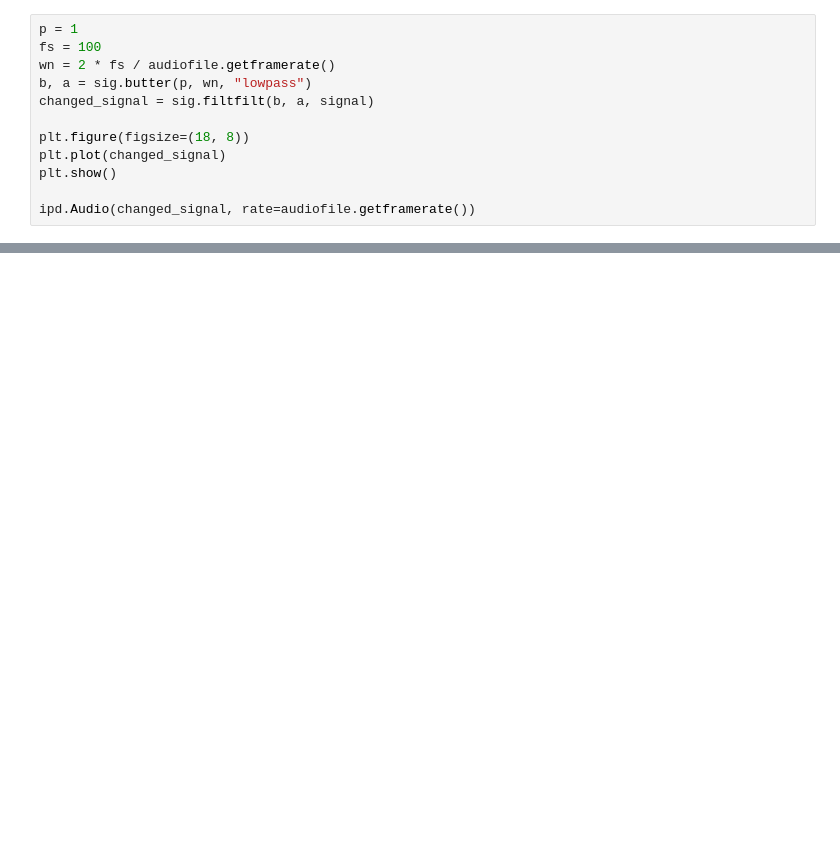
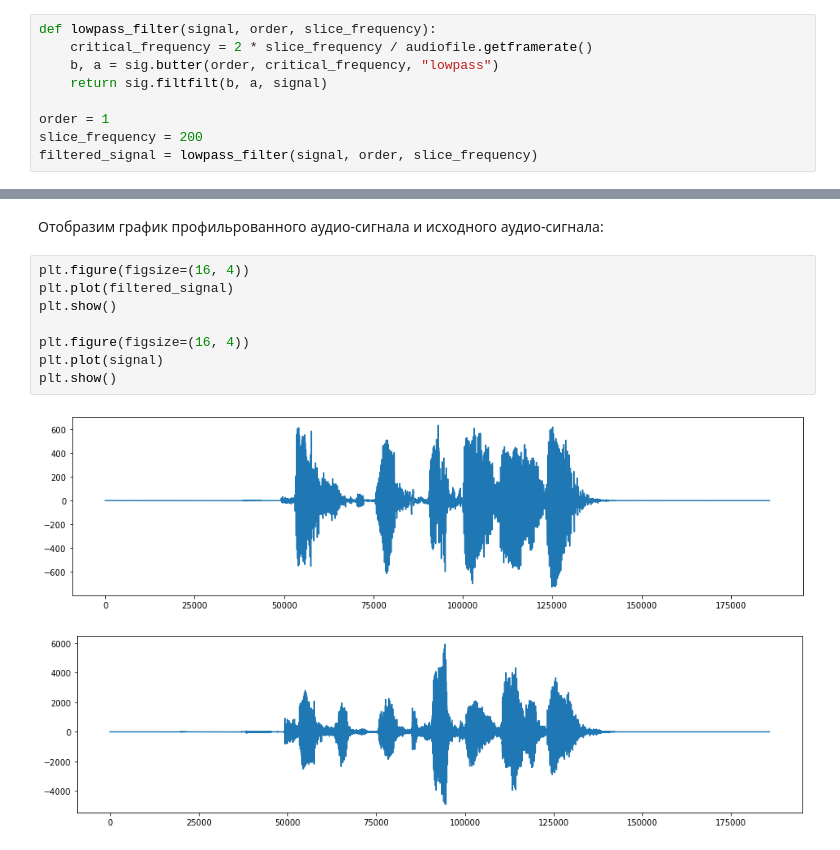
Before and after one commit to TheLifes08/digital-signal-processing, a Jupyter notebook: digital-signal-processing.ipynb, the cells around one changed output, grey strips where cells are left out. Drawn from its saved outputs; the diff is of its cells as text; blank space fills up the shorter version.

```diff
--- a/digital-signal-processing.ipynb
+++ b/digital-signal-processing.ipynb
@@ -60,12 +117,9 @@ plt.show()
 # %%
-p = 1
-fs = 100
-wn = 2 * fs / audiofile.getframerate()
-b, a = sig.butter(p, wn, "lowpass")
-changed_signal = sig.filtfilt(b, a, signal)
+def lowpass_filter(signal, order, slice_frequency):
+    critical_frequency = 2 * slice_frequency / audiofile.getframerate()
+    b, a = sig.butter(order, critical_frequency, "lowpass")
+    return sig.filtfilt(b, a, signal)
 
-plt.figure(figsize=(18, 8))
-plt.plot(changed_signal)
-plt.show()
-
-ipd.Audio(changed_signal, rate=audiofile.getframerate())
+order = 1
+slice_frequency = 200
+filtered_signal = lowpass_filter(signal, order, slice_frequency)
@@ -74,0 +132,13 @@ ipd.Audio(changed_signal, rate=audiofile.getframerate())
+# %% [markdown]
+Отобразим график профильрованного аудио-сигнала и исходного аудио-сигнала:
+# %%
+plt.figure(figsize=(16, 4))
+plt.plot(filtered_signal)
+plt.show()
+
+plt.figure(figsize=(16, 4))
+plt.plot(signal)
+plt.show()
+# %% [output]
+[figure, added]
+[figure, added]
```
Also changed, not shown: parts of 38 cells of this notebook.
